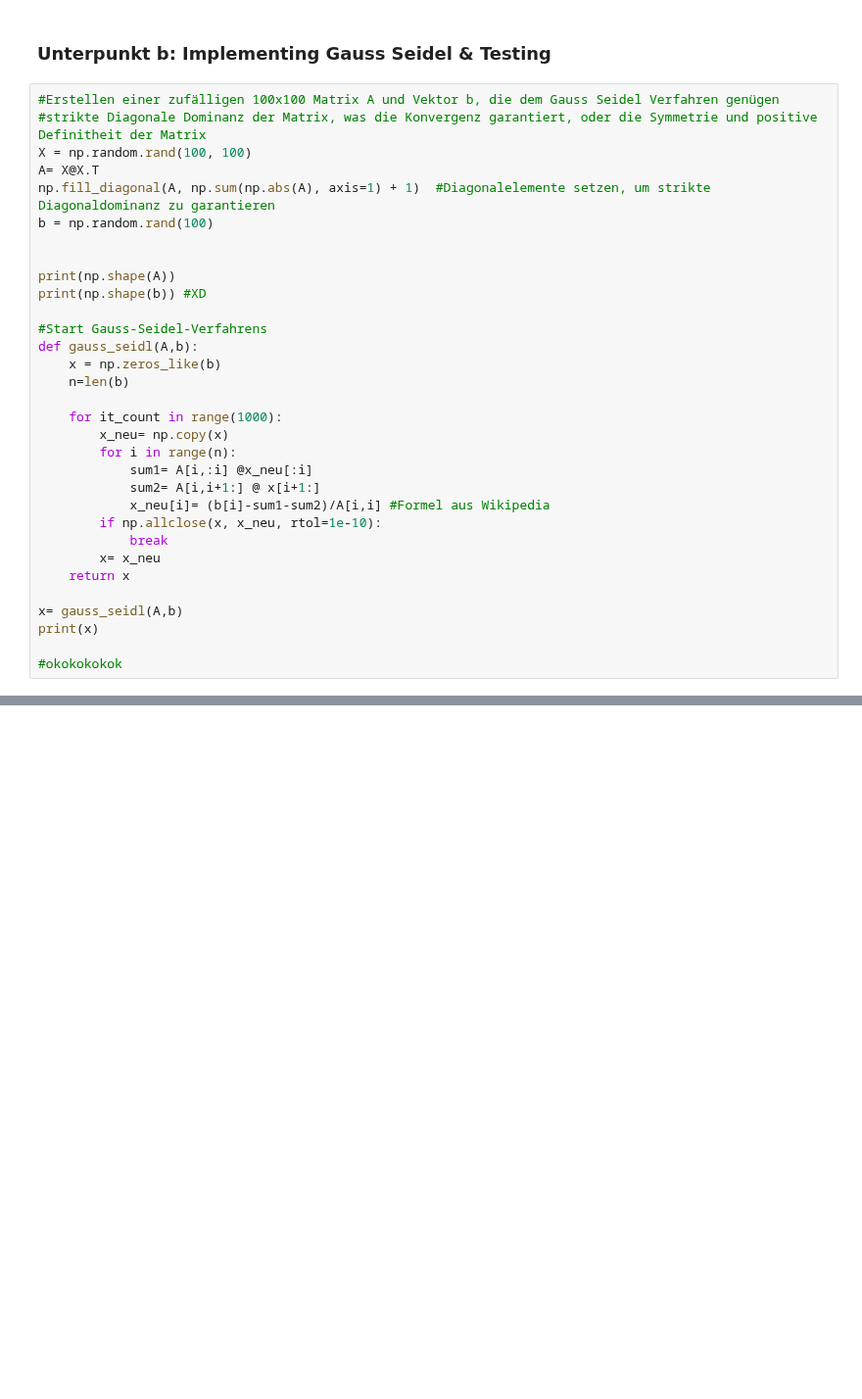
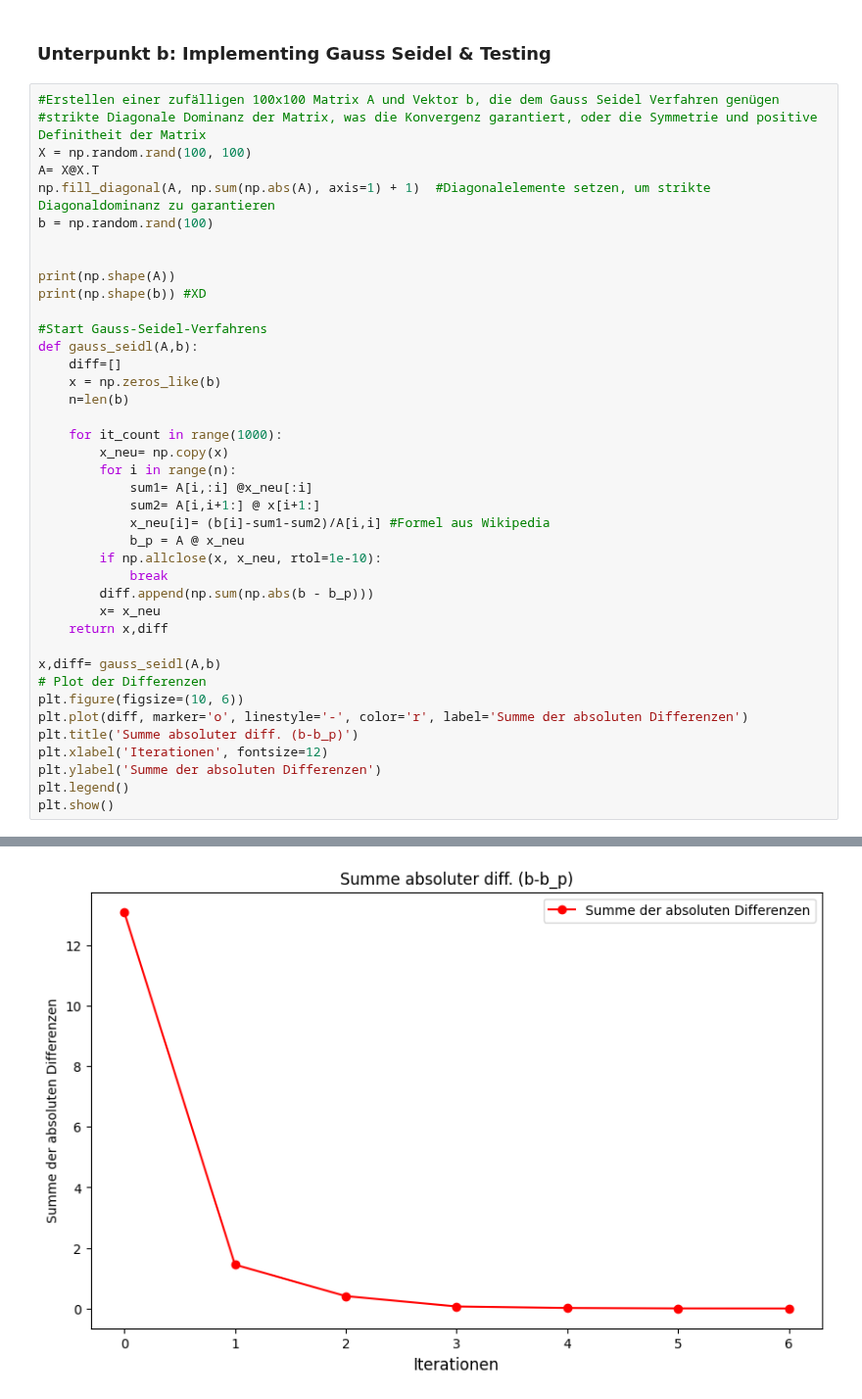
Before and after one commit to OverAmpJinx/CompPhyWS25, a Jupyter notebook: Assignment1/1.2electrontransport.ipynb, the cells around one changed output, grey strips where cells are left out. Shown at 98% size. Saved outputs shown, nothing was run; the diff lists cells and outputs as text; blank space fills up the shorter version.

```diff
--- a/Assignment1/1.2electrontransport.ipynb
+++ b/Assignment1/1.2electrontransport.ipynb
@@ -19,6 +19,7 @@ print(np.shape(b)) #XD
 
 #Start Gauss-Seidel-Verfahrens
 def gauss_seidl(A,b):
+    diff=[]
     x = np.zeros_like(b)
     n=len(b)
 
@@ -28,15 +29,22 @@ def gauss_seidl(A,b):
             sum1= A[i,:i] @x_neu[:i]
             sum2= A[i,i+1:] @ x[i+1:]
             x_neu[i]= (b[i]-sum1-sum2)/A[i,i] #Formel aus Wikipedia
+            b_p = A @ x_neu
         if np.allclose(x, x_neu, rtol=1e-10):
             break
+        diff.append(np.sum(np.abs(b - b_p)))
         x= x_neu
-    return x
+    return x,diff
 
-x= gauss_seidl(A,b)
-print(x)
-
-#okokokokok
+x,diff= gauss_seidl(A,b)
+# Plot der Differenzen
+plt.figure(figsize=(10, 6))
+plt.plot(diff, marker='o', linestyle='-', color='r', label='Summe der absoluten Differenzen')
+plt.title('Summe absoluter diff. (b-b_p)')
+plt.xlabel('Iterationen', fontsize=12)
+plt.ylabel('Summe der absoluten Differenzen')
+plt.legend()
+plt.show()
 # %% [output]
 (100, 100)
 (100,)
@@ -57,0 +51 @@ print(x)
+[figure, added]
```
Also changed, not shown: parts of 1 cell of this notebook, 1 other file.
